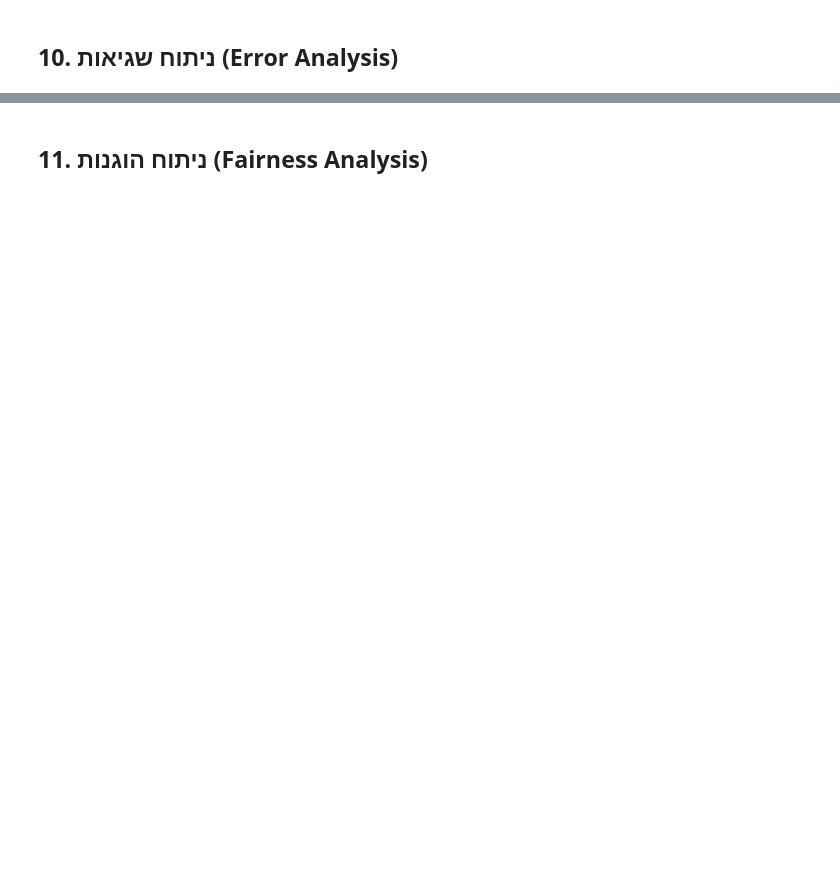
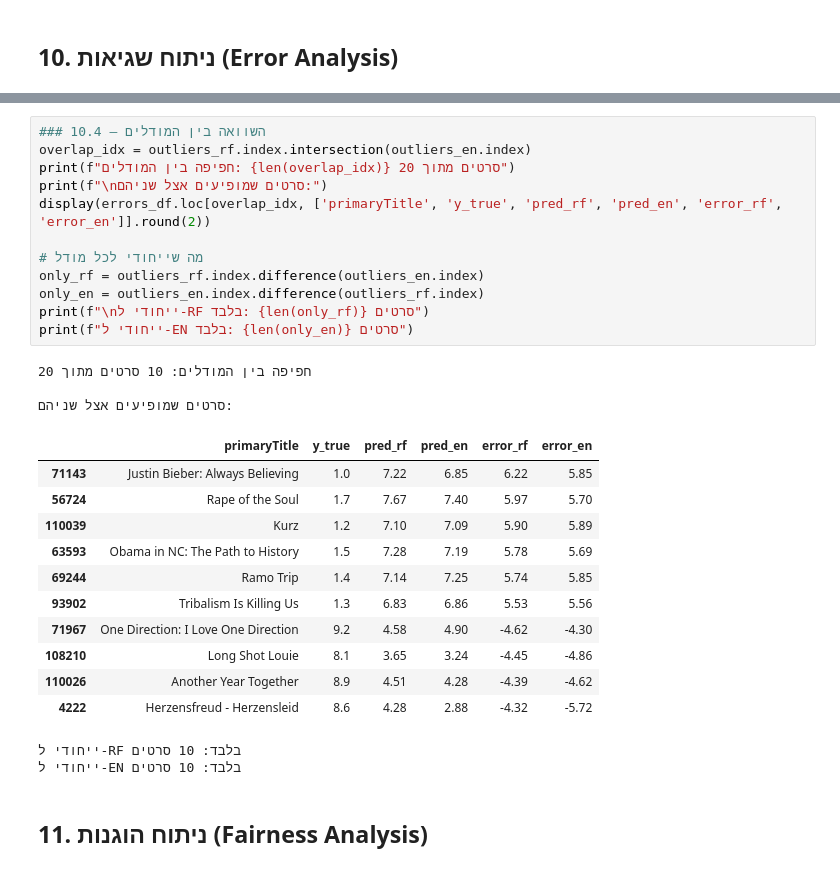
Before and after one commit to shirelhaddad/machine-learning, a Jupyter notebook: notebook_part2 (3) (2).ipynb, the cells around one changed output, grey strips where cells are left out. Cells and saved outputs as stored; diff of their text form; blank space fills up the shorter version.

```diff
--- a/notebook_part2 (3) (2).ipynb
+++ b/notebook_part2 (3) (2).ipynb
@@ -400,2 +483,31 @@ Fold 10/10 | R² Train: 0.2476 | R² Test: 0.2469 | פער: 0.0006
+# %%
+### 10.4 – השוואה בין המודלים
+overlap_idx = outliers_rf.index.intersection(outliers_en.index)
+print(f"חפיפה בין המודלים: {len(overlap_idx)} סרטים מתוך 20")
+print(f"\nסרטים שמופיעים אצל שניהם:")
+display(errors_df.loc[overlap_idx, ['primaryTitle', 'y_true', 'pred_rf', 'pred_en', 'error_rf', 'error_en']].round(2))
+
+# מה שייחודי לכל מודל
+only_rf = outliers_rf.index.difference(outliers_en.index)
+only_en = outliers_en.index.difference(outliers_rf.index)
+print(f"\nייחודי ל-RF בלבד: {len(only_rf)} סרטים")
+print(f"ייחודי ל-EN בלבד: {len(only_en)} סרטים")
+# %% [output]
+חפיפה בין המודלים: 10 סרטים מתוך 20
+
+סרטים שמופיעים אצל שניהם:
+|  | primaryTitle | y_true | pred_rf | pred_en | error_rf | error_en |
+| 71143 | Justin Bieber: Always Believing | 1.0 | 7.22 | 6.85 | 6.22 | 5.85 |
+| 56724 | Rape of the Soul | 1.7 | 7.67 | 7.40 | 5.97 | 5.70 |
+| 110039 | Kurz | 1.2 | 7.10 | 7.09 | 5.90 | 5.89 |
+| 63593 | Obama in NC: The Path to History | 1.5 | 7.28 | 7.19 | 5.78 | 5.69 |
+| 69244 | Ramo Trip | 1.4 | 7.14 | 7.25 | 5.74 | 5.85 |
+| 93902 | Tribalism Is Killing Us | 1.3 | 6.83 | 6.86 | 5.53 | 5.56 |
+| 71967 | One Direction: I Love One Direction | 9.2 | 4.58 | 4.90 | -4.62 | -4.30 |
+| 108210 | Long Shot Louie | 8.1 | 3.65 | 3.24 | -4.45 | -4.86 |
+| 110026 | Another Year Together | 8.9 | 4.51 | 4.28 | -4.39 | -4.62 |
+| 4222 | Herzensfreud - Herzensleid | 8.6 | 4.28 | 2.88 | -4.32 | -5.72 |
+ייחודי ל-RF בלבד: 10 סרטים
+ייחודי ל-EN בלבד: 10 סרטים
 # %% [markdown]
 ## 11. ניתוח הוגנות (Fairness Analysis)
```
Also changed, not shown: parts of 15 cells of this notebook.
